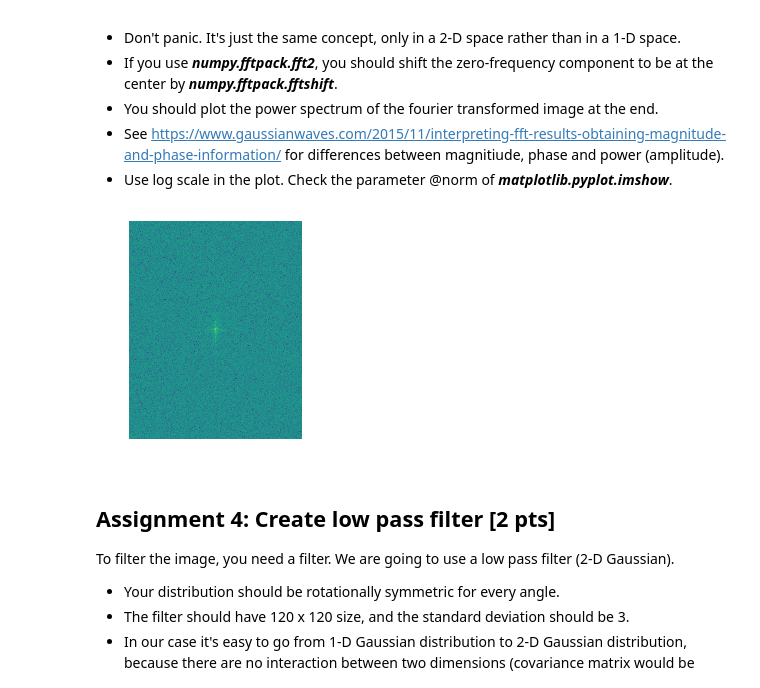
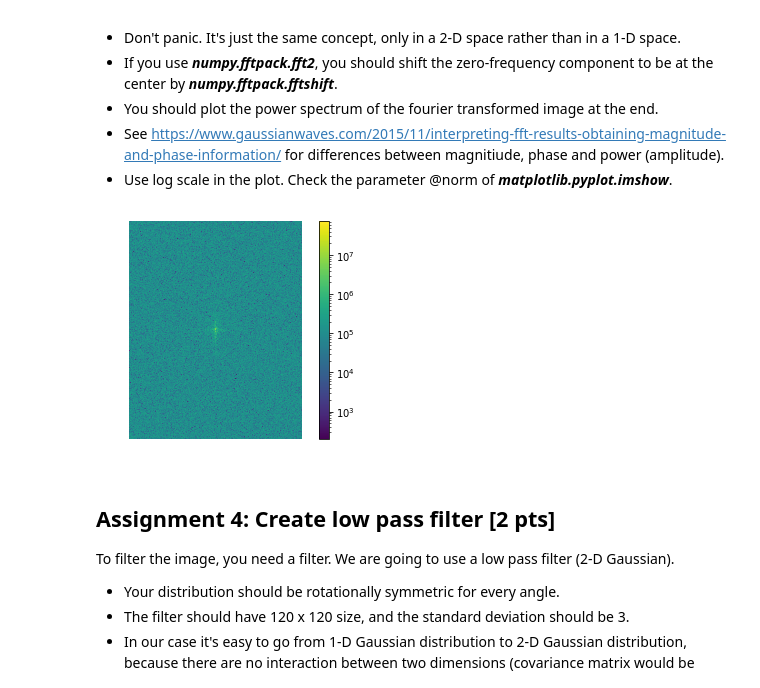
Before and after one commit to NBP-ACC/week-9-acc_7, a Jupyter notebook: sheet07.ipynb, the cells around one changed output. Saved outputs shown, nothing was run; the diff lists cells and outputs as text; code cells hidden in the pictures.

```diff
--- a/sheet07.ipynb
+++ b/sheet07.ipynb
@@ -114,14 +114,16 @@ Do a fourier transform on the image.
 # %%
 #transform and shift the image
 fft = fftpack.fftshift(np.abs(fftpack.fft2(text)))
 #define norm object to plot the image in  log scale
 norm = colors.LogNorm(vmin=fft.min(),vmax=fft.max())
 #show the result
 plt.imshow(fft,norm=norm)
+# add colorbar and switch off axes
+plt.colorbar()
 plt.axis('off')
 plt.show()
 # %% [output]
-[figure, old version]
+[figure, new version]
 # %% [markdown]
 ## Assignment 4: Create low pass filter [2 pts]
 To filter the image, you need a filter. We are going to use a low pass filter (2-D Gaussian).
```
Also changed, not shown: parts of 4 cells of this notebook.
